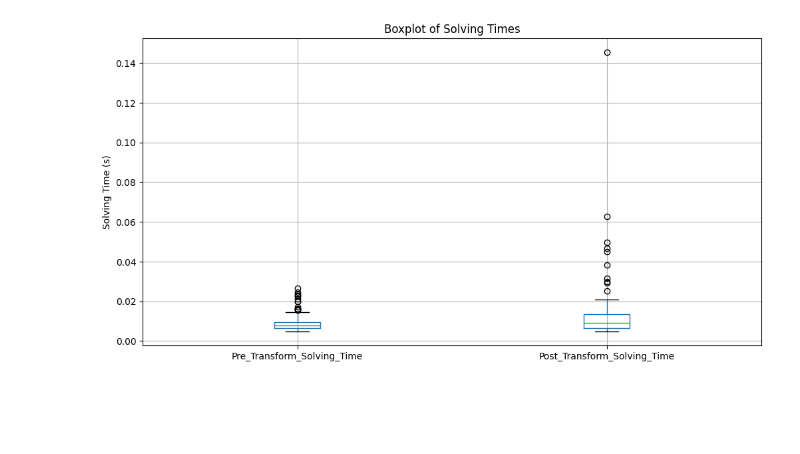
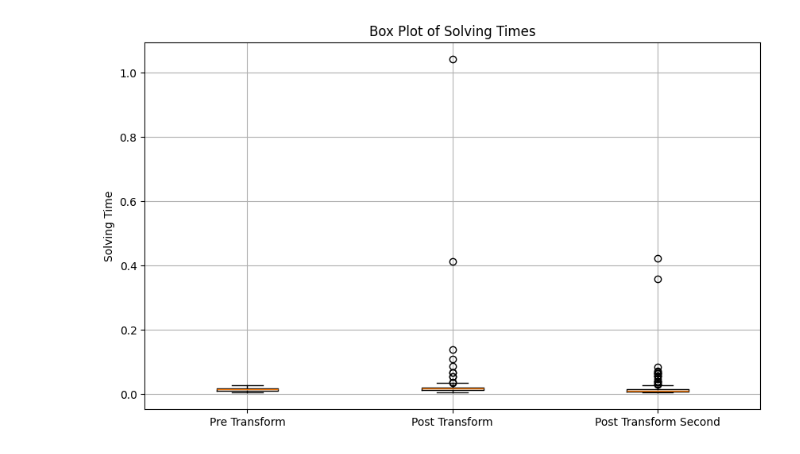
Before and after one commit to toooadi/AST_SMT_project, a Jupyter notebook: data_exploration.ipynb, the cells around one changed output. Cells and saved outputs as stored; diff of their text form; code cells hidden in the pictures; blank space fills up the shorter version.

```diff
--- a/data_exploration.ipynb
+++ b/data_exploration.ipynb
@@ -15,3 +4,0 @@ directory = metadata_match.group(4)
-# %%
-file_data_pattern = r"\('(.+)', '(.+)', '(.+)', ([\d.]+), ([\d.]+)\)"
-file_data_matches = re.findall(file_data_pattern, data)
@@ -102,9 +81,11 @@ plt.show()
-# %%
-plt.figure(figsize=(12, 6))
-df[['Pre_Transform_Solving_Time', 'Post_Transform_Solving_Time']].boxplot()
-plt.title('Boxplot of Solving Times')
-plt.ylabel('Solving Time (s)')
-plt.grid(True)
-plt.show()
-# %% [output]
-[figure, removed]
+# %%
+# Box Plot for Solving Times
+plt.figure(figsize=(10, 6))
+plt.boxplot([merged_df['Pre_Transform_Solving_Time'], merged_df['Post_Transform_Solving_Time'], merged_df['Post_Transform_Solving_Time_second']], labels=['Pre Transform', 'Post Transform', 'Post Transform Second'])
+
+plt.ylabel('Solving Time')
+plt.title('Box Plot of Solving Times')
+plt.grid(True)
+plt.show()
+# %% [output]
+[figure, added]
```
Also changed, not shown: parts of 13 cells of this notebook.
